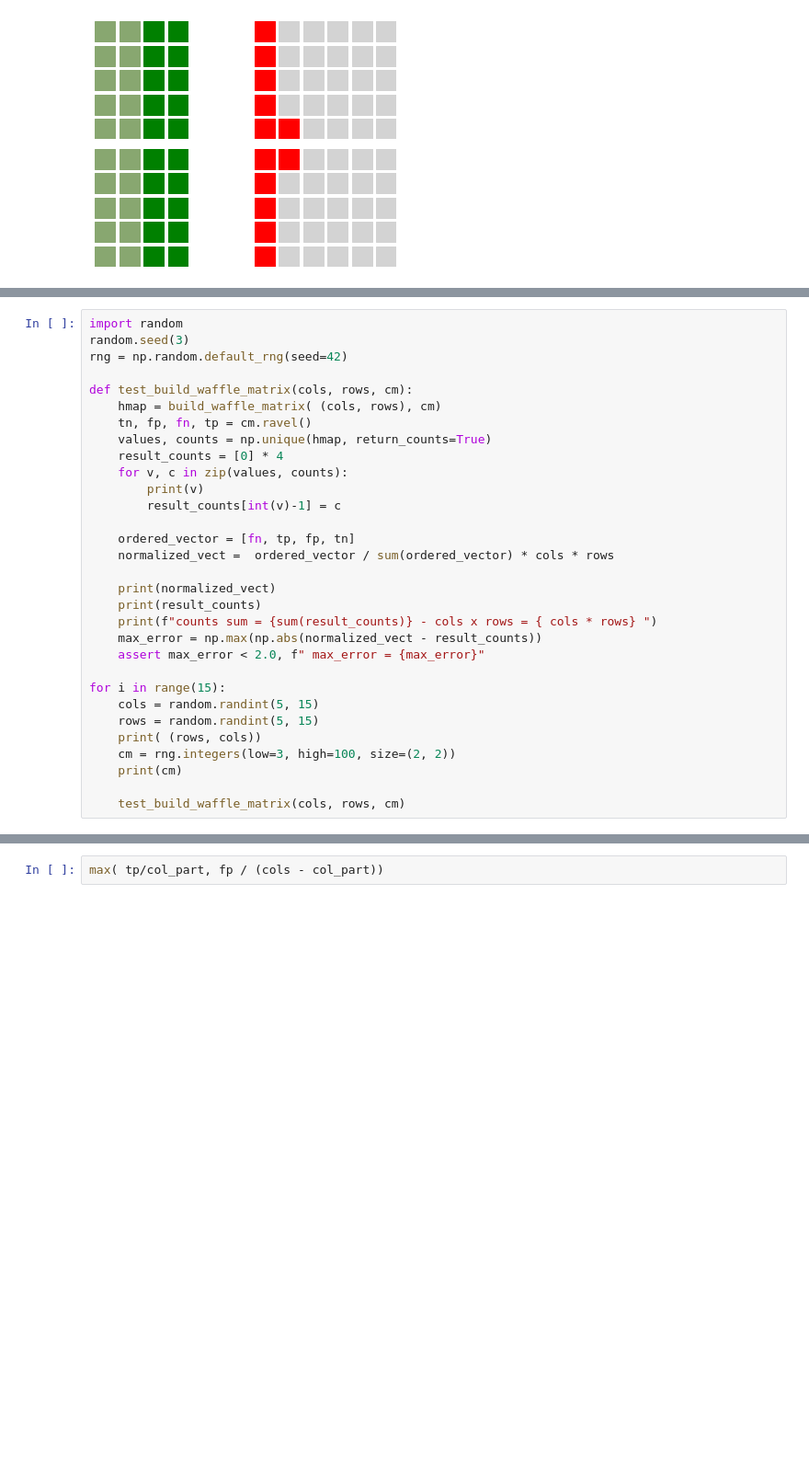
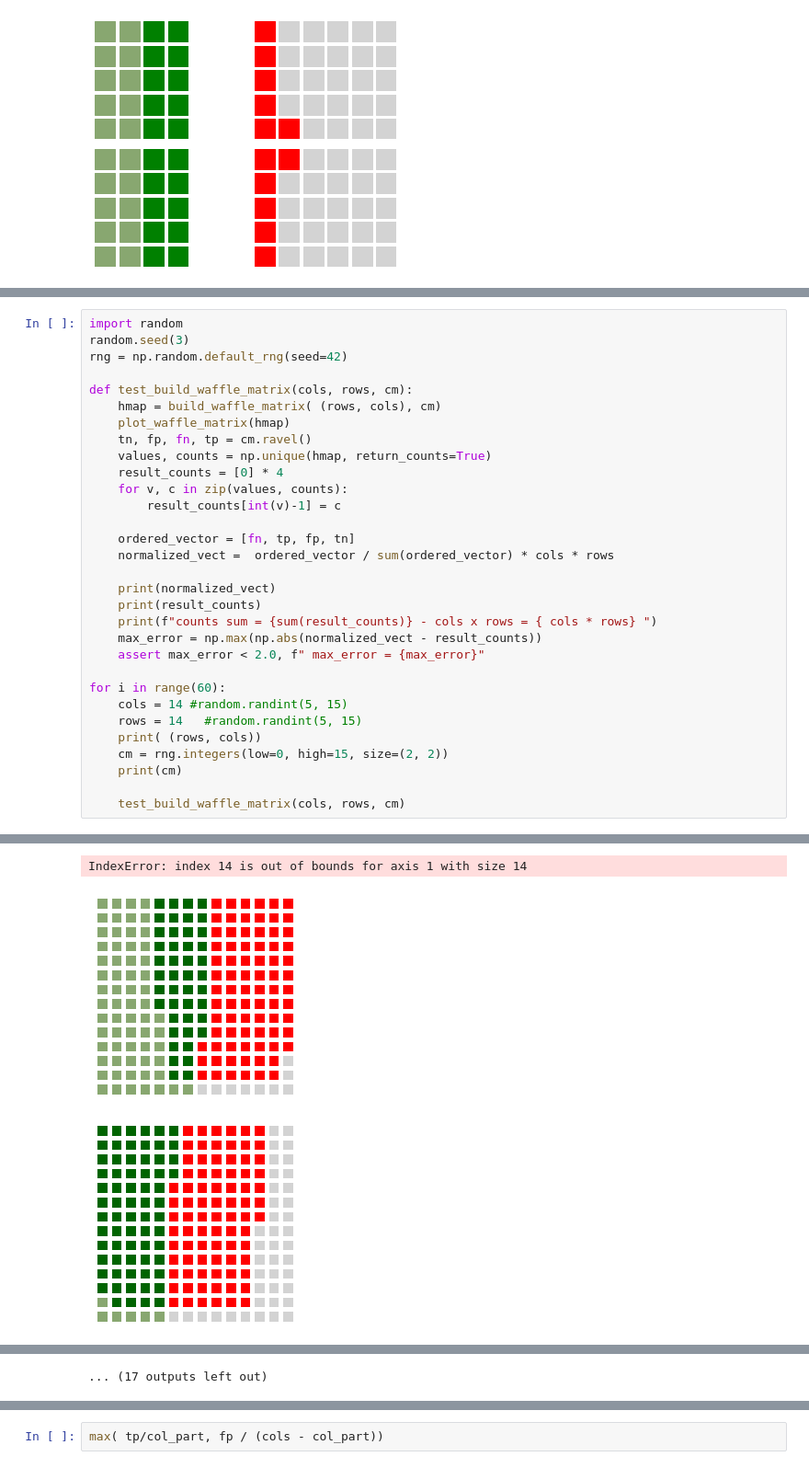
Before and after one commit to lbruand/recall-me-maybe, a Jupyter notebook: prec waffle.ipynb, the cells around one changed output, grey strips where cells are left out. Shown at 92% size. Cells and saved outputs as stored; diff of their text form; blank space fills up the shorter version.

```diff
--- a/prec waffle.ipynb
+++ b/prec waffle.ipynb
@@ -203,12 +204,12 @@ random.seed(3)
 rng = np.random.default_rng(seed=42)
 
 def test_build_waffle_matrix(cols, rows, cm):
-    hmap = build_waffle_matrix( (cols, rows), cm)
+    hmap = build_waffle_matrix( (rows, cols), cm)
+    plot_waffle_matrix(hmap)
     tn, fp, fn, tp = cm.ravel()
     values, counts = np.unique(hmap, return_counts=True)
     result_counts = [0] * 4
     for v, c in zip(values, counts):
-        print(v)
         result_counts[int(v)-1] = c
 
     ordered_vector = [fn, tp, fp, tn]
@@ -220,11 +221,11 @@ def test_build_waffle_matrix(cols, rows, cm):
     max_error = np.max(np.abs(normalized_vect - result_counts))
     assert max_error < 2.0, f" max_error = {max_error}"
 
-for i in range(15):
-    cols = random.randint(5, 15)
-    rows = random.randint(5, 15)
+for i in range(60):
+    cols = 14 #random.randint(5, 15)
+    rows = 14   #random.randint(5, 15)
     print( (rows, cols))
-    cm = rng.integers(low=3, high=100, size=(2, 2))
+    cm = rng.integers(low=0, high=15, size=(2, 2))
     print(cm)
 
     test_build_waffle_matrix(cols, rows, cm)
@@ -249,0 +267,3 @@ IndexError: index -15 is out of bounds for axis 1 with size 14
+IndexError: index 14 is out of bounds for axis 1 with size 14
+[figure, added]
+[figure, added]
@@ -249,0 +277 @@ IndexError: index -15 is out of bounds for axis 1 with size 14
+... (17 outputs left out)
```
Also changed, not shown: parts of 3 cells of this notebook.
